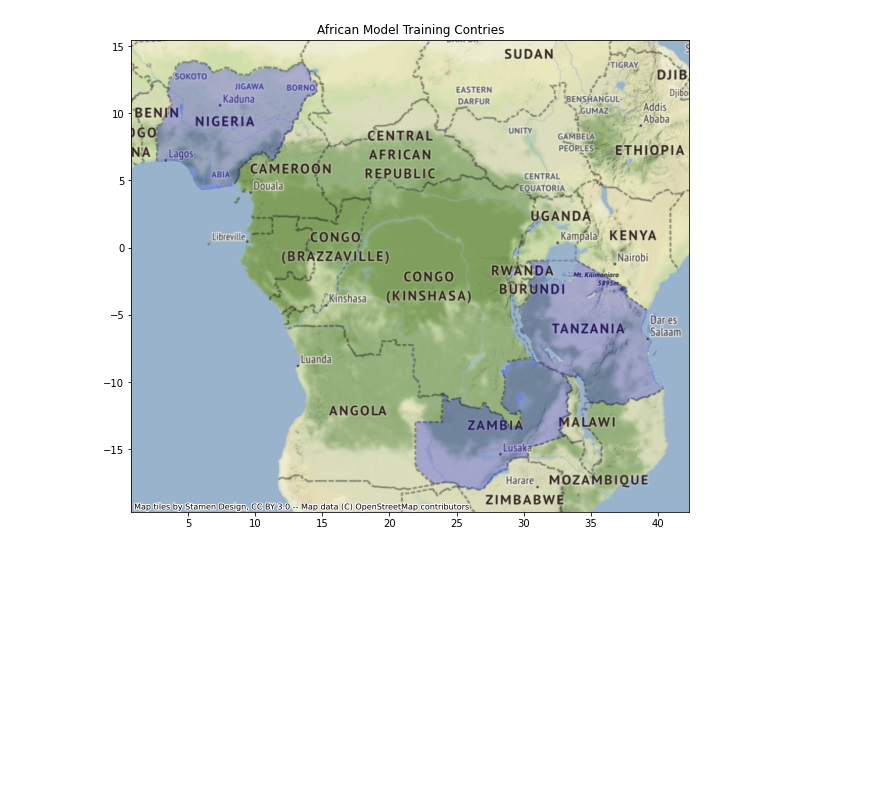
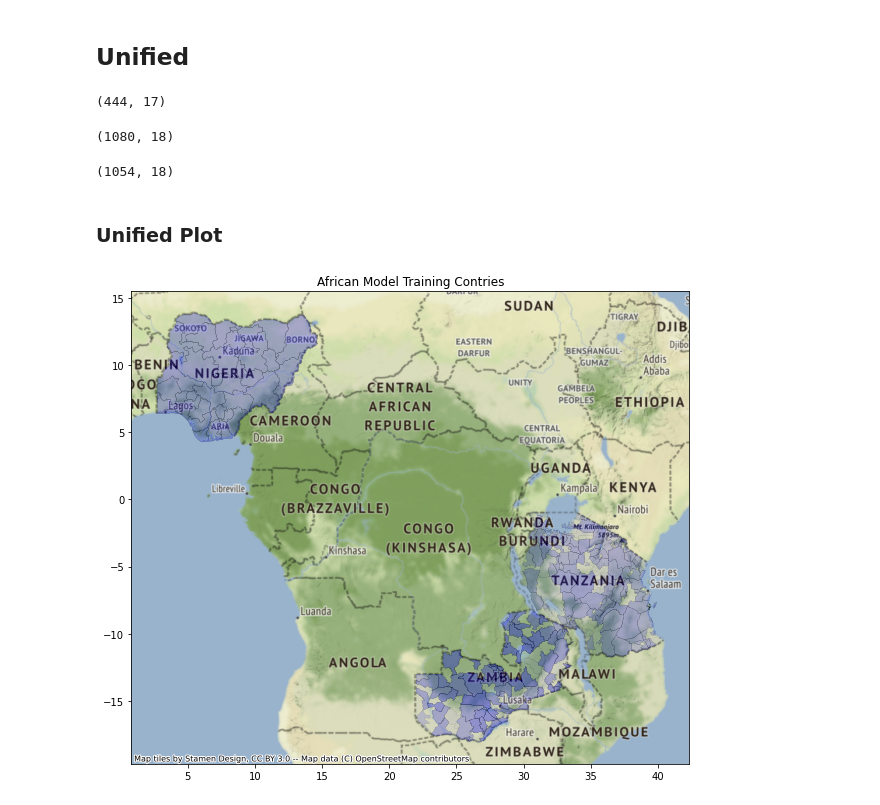
Before and after one commit to gracelewin/data_exploration, a Jupyter notebook: country_data.ipynb, the cells around one changed output. Drawn from its saved outputs; the diff is of its cells as text; code cells hidden in the pictures; blank space fills up the shorter version.

Commit message:
geolocate crop data and explore

```diff
--- a/country_data.ipynb
+++ b/country_data.ipynb
@@ -39,2 +112,25 @@ tza_joined = tza_shp.join(other = tza_crop)
+# %%
+zmb_crop = pd.read_stata('data/ZMB_corn_adm2_gmfd_v1.dta')
+# zmb_crop.adm0 = "Zambia"
+zmb_crop.adm1 = zmb_crop.adm1.replace('_', ' ', regex=True).str.title()
+zmb_crop.adm2 = zmb_crop.adm2.replace('_', ' ', regex=True).str.title()
+zmb_crop.to_csv('data/ZMB_corn_adm2_gmfd_v1.csv')
+zmb_crop = zmb_crop[columns_keep].set_index(keys = ['adm1', 'adm2'])
+# %%
+zmb_shp_adm1 = gpd.read_file(zmb_url_adm1)[
+    ['shapeName', 'geometry']
+].rename(columns = {'shapeName': 'adm1'})
+
+zmb_shp_adm2 = gpd.read_file(zmb_url_adm2)[
+    ['shapeName', 'geometry']
+].rename(columns = {'shapeName': 'adm2'})
+
+zmb_shp = zmb_shp_adm2.sjoin(
+    zmb_shp_adm1,
+    how = 'left',
+    predicate = "intersects")[
+    ['adm1', 'adm2', 'geometry']
+].set_index(keys = ['adm1', 'adm2'])
 # %%
-zmb_joined = zmb_shp.join(other = zmb_crop)
+zmb_joined = zmb_shp.join(other = zmb_crop, how = 'left').reset_index()
+zmb_joined.adm0 = "zambia"
@@ -41,2 +147,18 @@ zmb_joined = zmb_shp.join(other = zmb_crop)
+# %% [markdown]
+## Unified
+# %%
+nga_joined.shape
+# %% [output]
+(444, 17)
+# %%
+tza_joined.shape
+# %% [output]
+(1080, 18)
+# %%
+zmb_joined.shape
+# %% [output]
+(1054, 18)
 # %%
 gdf = nga_joined.append(tza_joined).append(zmb_joined)
+# %%
+gdf = gdf[columns_keep + ['geometry']]
@@ -43,18 +167,23 @@ gdf = nga_joined.append(tza_joined).append(zmb_joined)
+# %% [markdown]
+### Unified Plot
 # %%
 fig, ax = plt.subplots(figsize=(10, 10))
 
 gdf.plot(
     ax = ax
     , color = "blue"
+    , edgecolor = 'black'
+    , linewidth = .25
     # , cmap = "viridis"
-    # , column = 'cropped_ha'
+    # , column = 'production'
     # , legend  = True
-    , alpha = .25
+    # , legend_kwds = {"shrink": .5}
+    , alpha = .025
 )
 
 ax.grid(False)
 ax.set_title('African Model Training Contries', fontsize=12)
 
 ctx.add_basemap(ax, crs="EPSG:4326")
 # %% [output]
-[figure, old version]
+[figure, new version]
```
Also changed, not shown: parts of 27 cells of this notebook.
